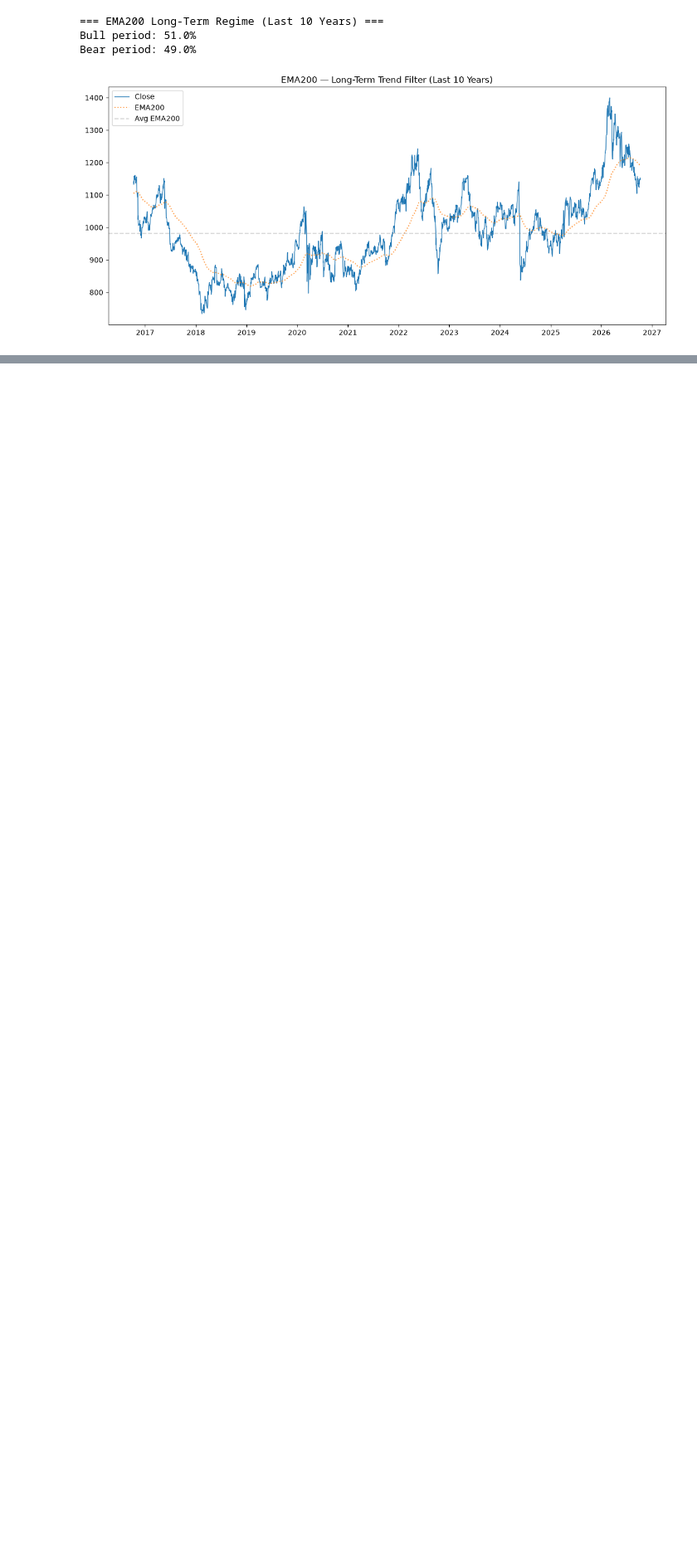
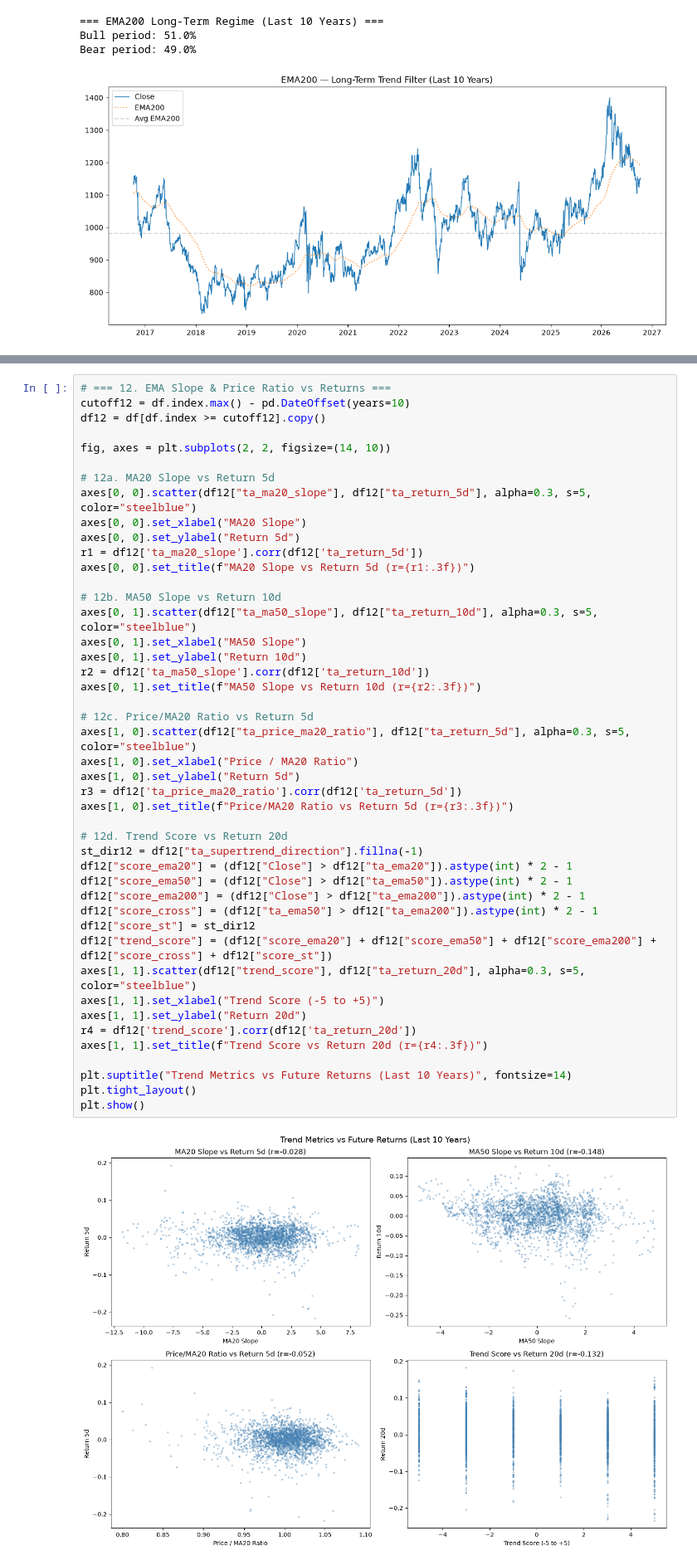
Before and after one commit to gavinklfong/stock-market-ta-local, a Jupyter notebook: notebook/trend_analysis.ipynb, the cells around one changed output, grey strips where cells are left out. Shown at 83% size. Drawn from its saved outputs; the diff is of its cells as text; blank space fills up the shorter version.

```diff
--- a/notebook/trend_analysis.ipynb
+++ b/notebook/trend_analysis.ipynb
@@ -307,0 +475,47 @@ plt.show()
+# %%
+# === 12. EMA Slope & Price Ratio vs Returns ===
+cutoff12 = df.index.max() - pd.DateOffset(years=10)
+df12 = df[df.index >= cutoff12].copy()
+
+fig, axes = plt.subplots(2, 2, figsize=(14, 10))
+
+# 12a. MA20 Slope vs Return 5d
+axes[0, 0].scatter(df12["ta_ma20_slope"], df12["ta_return_5d"], alpha=0.3, s=5, color="steelblue")
+axes[0, 0].set_xlabel("MA20 Slope")
+axes[0, 0].set_ylabel("Return 5d")
+r1 = df12['ta_ma20_slope'].corr(df12['ta_return_5d'])
+axes[0, 0].set_title(f"MA20 Slope vs Return 5d (r={r1:.3f})")
+
+# 12b. MA50 Slope vs Return 10d
+axes[0, 1].scatter(df12["ta_ma50_slope"], df12["ta_return_10d"], alpha=0.3, s=5, color="steelblue")
+axes[0, 1].set_xlabel("MA50 Slope")
+axes[0, 1].set_ylabel("Return 10d")
+r2 = df12['ta_ma50_slope'].corr(df12['ta_return_10d'])
+axes[0, 1].set_title(f"MA50 Slope vs Return 10d (r={r2:.3f})")
+
+# 12c. Price/MA20 Ratio vs Return 5d
+axes[1, 0].scatter(df12["ta_price_ma20_ratio"], df12["ta_return_5d"], alpha=0.3, s=5, color="steelblue")
+axes[1, 0].set_xlabel("Price / MA20 Ratio")
+axes[1, 0].set_ylabel("Return 5d")
+r3 = df12['ta_price_ma20_ratio'].corr(df12['ta_return_5d'])
+axes[1, 0].set_title(f"Price/MA20 Ratio vs Return 5d (r={r3:.3f})")
+
+# 12d. Trend Score vs Return 20d
+st_dir12 = df12["ta_supertrend_direction"].fillna(-1)
+df12["score_ema20"] = (df12["Close"] > df12["ta_ema20"]).astype(int) * 2 - 1
+df12["score_ema50"] = (df12["Close"] > df12["ta_ema50"]).astype(int) * 2 - 1
+df12["score_ema200"] = (df12["Close"] > df12["ta_ema200"]).astype(int) * 2 - 1
+df12["score_cross"] = (df12["ta_ema50"] > df12["ta_ema200"]).astype(int) * 2 - 1
+df12["score_st"] = st_dir12
+df12["trend_score"] = (df12["score_ema20"] + df12["score_ema50"] + df12["score_ema200"] + df12["score_cross"] + df12["score_st"])
+axes[1, 1].scatter(df12["trend_score"], df12["ta_return_20d"], alpha=0.3, s=5, color="steelblue")
+axes[1, 1].set_xlabel("Trend Score (-5 to +5)")
+axes[1, 1].set_ylabel("Return 20d")
+r4 = df12['trend_score'].corr(df12['ta_return_20d'])
+axes[1, 1].set_title(f"Trend Score vs Return 20d (r={r4:.3f})")
+
+plt.suptitle("Trend Metrics vs Future Returns (Last 10 Years)", fontsize=14)
+plt.tight_layout()
+plt.show()
+# %% [output]
+[figure, added]
```
Also changed, not shown: parts of 10 cells of this notebook.
